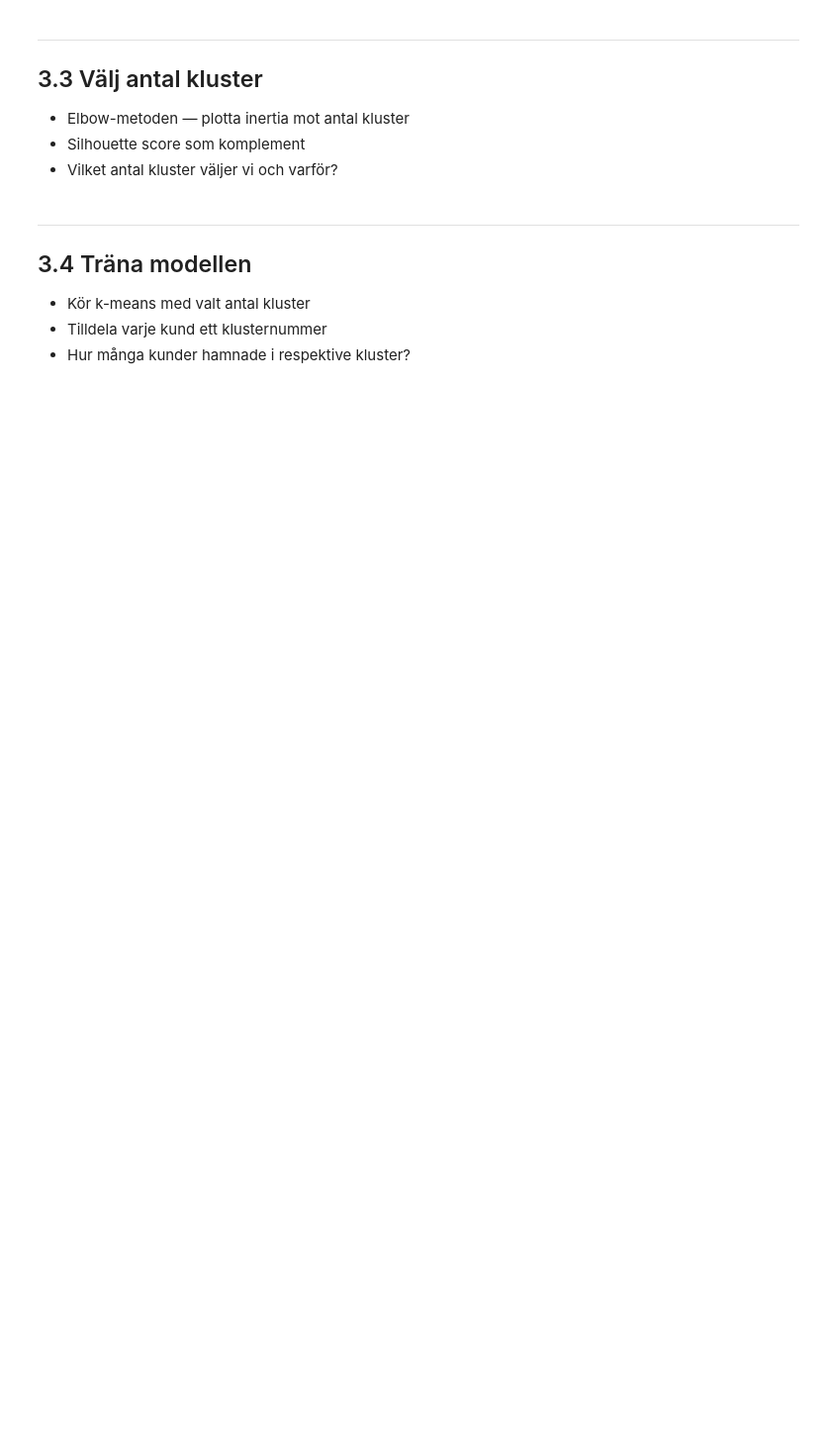
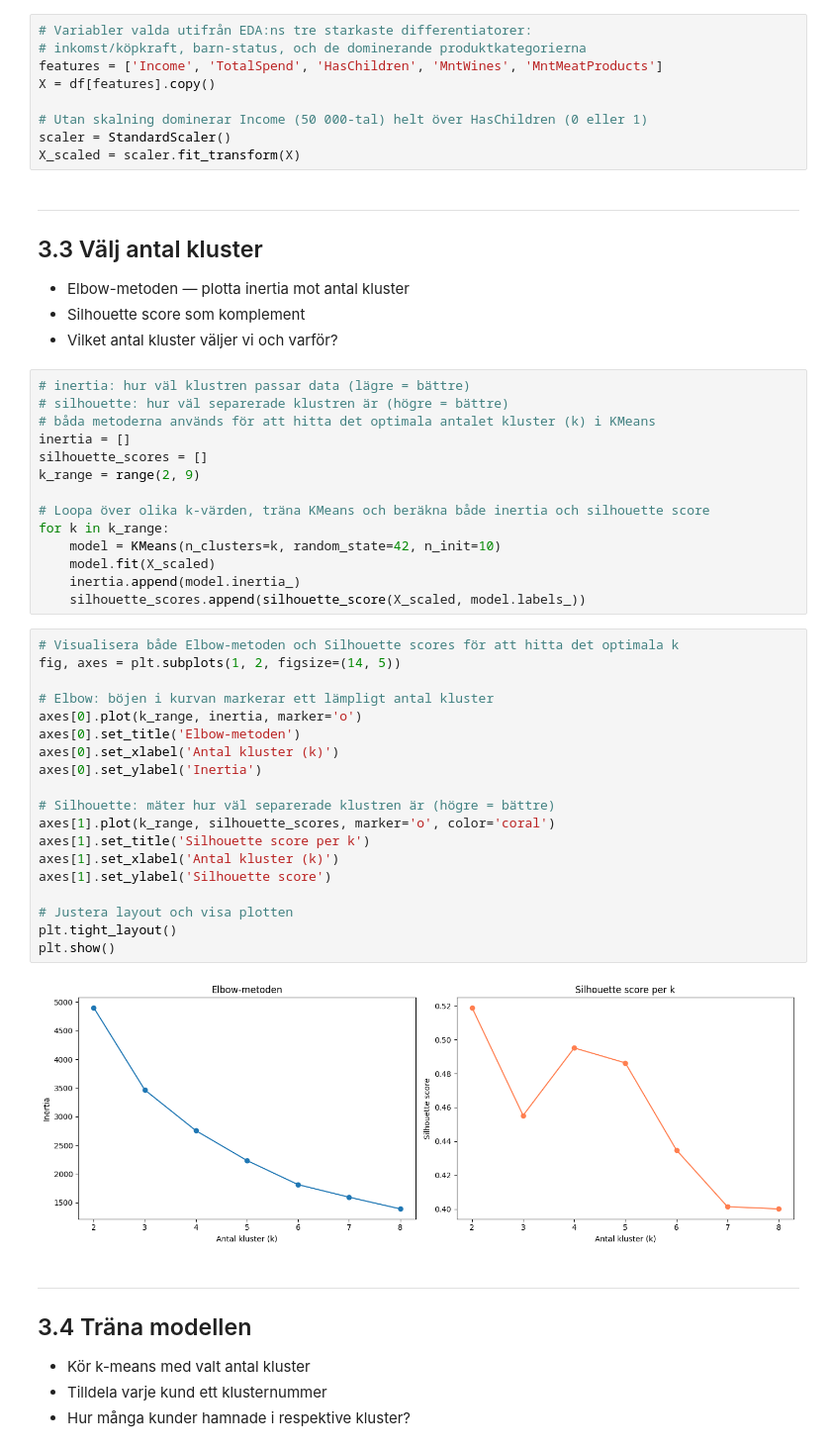
Before and after one commit to davidfjellstrom/Unsupervised-machine-learning, a Jupyter notebook: 03_klustring.ipynb, the cells around one changed output. Shown at 99% size. Drawn from its saved outputs; the diff is of its cells as text; blank space fills up the shorter version.

```diff
--- a/03_klustring.ipynb
+++ b/03_klustring.ipynb
@@ -17,6 +43,15 @@ Läs in `clean_customer_data.csv` från datareningen.
 - Vilka variabler använder vi för klustring och varför?
 - Skalning — varför behöver vi normalisera innan k-means?
 - Hantera eventuella kategoriska variabler
+# %%
+# Variabler valda utifrån EDA:ns tre starkaste differentiatorer:
+# inkomst/köpkraft, barn-status, och de dominerande produktkategorierna
+features = ['Income', 'TotalSpend', 'HasChildren', 'MntWines', 'MntMeatProducts']
+X = df[features].copy()
+
+# Utan skalning dominerar Income (50 000-tal) helt över HasChildren (0 eller 1)
+scaler = StandardScaler()
+X_scaled = scaler.fit_transform(X)
 # %% [markdown]
 ---
 ## 3.3 Välj antal kluster
@@ -24,6 +59,41 @@ Läs in `clean_customer_data.csv` från datareningen.
 - Elbow-metoden — plotta inertia mot antal kluster
 - Silhouette score som komplement
 - Vilket antal kluster väljer vi och varför?
+# %%
+# inertia: hur väl klustren passar data (lägre = bättre)
+# silhouette: hur väl separerade klustren är (högre = bättre)
+# båda metoderna används för att hitta det optimala antalet kluster (k) i KMeans
+inertia = []
+silhouette_scores = []
+k_range = range(2, 9)
+
+# Loopa över olika k-värden, träna KMeans och beräkna både inertia och silhouette score
+for k in k_range:
+    model = KMeans(n_clusters=k, random_state=42, n_init=10)
+    model.fit(X_scaled)
+    inertia.append(model.inertia_)
+    silhouette_scores.append(silhouette_score(X_scaled, model.labels_))
+# %%
+# Visualisera både Elbow-metoden och Silhouette scores för att hitta det optimala k
+fig, axes = plt.subplots(1, 2, figsize=(14, 5))
+
+# Elbow: böjen i kurvan markerar ett lämpligt antal kluster
+axes[0].plot(k_range, inertia, marker='o')
+axes[0].set_title('Elbow-metoden')
+axes[0].set_xlabel('Antal kluster (k)')
+axes[0].set_ylabel('Inertia')
+
+# Silhouette: mäter hur väl separerade klustren är (högre = bättre)
+axes[1].plot(k_range, silhouette_scores, marker='o', color='coral')
+axes[1].set_title('Silhouette score per k')
+axes[1].set_xlabel('Antal kluster (k)')
+axes[1].set_ylabel('Silhouette score')
+
+# Justera layout och visa plotten
+plt.tight_layout()
+plt.show()
+# %% [output]
+[figure, added]
 # %% [markdown]
 ---
 ## 3.4 Träna modellen
```
Also changed, not shown: parts of 16 cells of this notebook.
